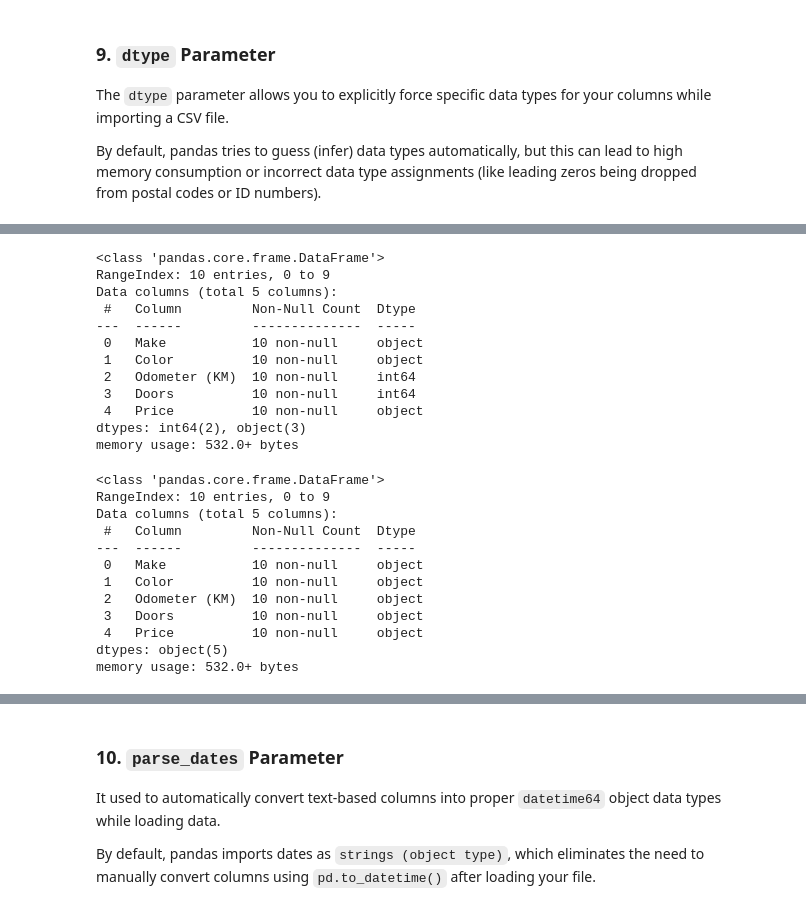
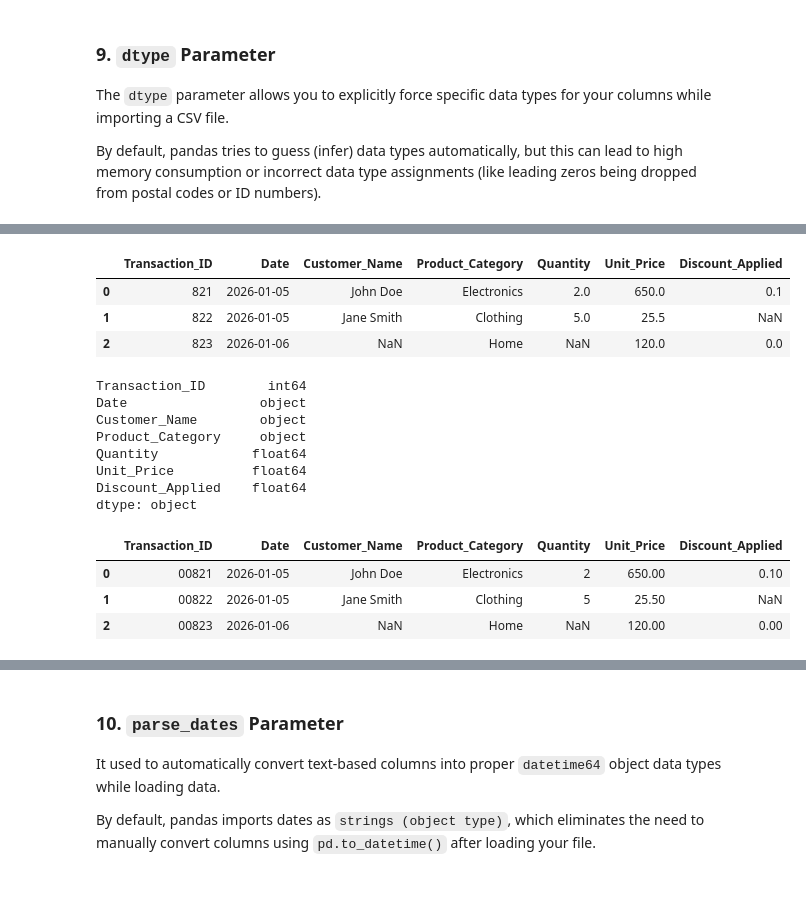
Before and after one commit to BaqerHussaini/data-analysis-course-notes, a Jupyter notebook: pandas/03-importing_csv_data.ipynb, the cells around one changed output, grey strips where cells are left out. Cells and saved outputs as stored; diff of their text form; code cells hidden in the pictures.

Commit message:
refactor(pandas): change .info() into .dtypes and some clean up

```diff
--- a/pandas/03-importing_csv_data.ipynb
+++ b/pandas/03-importing_csv_data.ipynb
@@ -471,34 +471,31 @@ By default, pandas tries to guess (infer) data types automatically, but this can
 # %%
-# The original data types of this CSV file
-car_sales = pd.read_csv("../data/csv-files/car-sales.csv")
-car_sales.info()
+# Default
+erp_sales_report = pd.read_csv("../data/csv-files/ERP_sales_report_east_20260607_084932.csv", sep=";",
+                       skiprows=3, na_values=["missing", "unknown", "?", "-999"])
+erp_sales_report.head(3)
 # %% [output]
-<class 'pandas.core.frame.DataFrame'>
-RangeIndex: 10 entries, 0 to 9
-Data columns (total 5 columns):
- #   Column         Non-Null Count  Dtype
----  ------         --------------  -----
- 0   Make           10 non-null     object
- 1   Color          10 non-null     object
- 2   Odometer (KM)  10 non-null     int64
- 3   Doors          10 non-null     int64
- 4   Price          10 non-null     object
-dtypes: int64(2), object(3)
-memory usage: 532.0+ bytes
+|  | Transaction_ID | Date | Customer_Name | Product_Category | Quantity | Unit_Price | Discount_Applied |
+| 0 | 821 | 2026-01-05 | John Doe | Electronics | 2.0 | 650.0 | 0.1 |
+| 1 | 822 | 2026-01-05 | Jane Smith | Clothing | 5.0 | 25.5 | NaN |
+| 2 | 823 | 2026-01-06 | NaN | Home | NaN | 120.0 | 0.0 |
+# %%
+erp_sales_report.dtypes
+# %% [output]
+Transaction_ID        int64
+Date                 object
+Customer_Name        object
+Product_Category     object
+Quantity            float64
+Unit_Price          float64
+Discount_Applied    float64
+dtype: object
 # %%
-# 9.1 Set a single data type for ALL columns
-car_sales = pd.read_csv("../data/csv-files/car-sales.csv", dtype=str)
-car_sales.info()
+# 9.1 Setting a Single Data Type for ALL Columns
+erp_sales_report = pd.read_csv("../data/csv-files/ERP_sales_report_east_20260607_084932.csv", sep=";",
+                       skiprows=3, na_values=["missing", "unknown", "?", "-999"], dtype=str)
+erp_sales_report.head(3)
 # %% [output]
-<class 'pandas.core.frame.DataFrame'>
-RangeIndex: 10 entries, 0 to 9
-Data columns (total 5 columns):
- #   Column         Non-Null Count  Dtype
----  ------         --------------  -----
- 0   Make           10 non-null     object
- 1   Color          10 non-null     object
- 2   Odometer (KM)  10 non-null     object
- 3   Doors          10 non-null     object
- 4   Price          10 non-null     object
-dtypes: object(5)
-memory usage: 532.0+ bytes
+|  | Transaction_ID | Date | Customer_Name | Product_Category | Quantity | Unit_Price | Discount_Applied |
+| 0 | 00821 | 2026-01-05 | John Doe | Electronics | 2 | 650.00 | 0.10 |
+| 1 | 00822 | 2026-01-05 | Jane Smith | Clothing | 5 | 25.50 | NaN |
+| 2 | 00823 | 2026-01-06 | NaN | Home | NaN | 120.00 | 0.00 |
```
Also changed, not shown: parts of 15 cells of this notebook.
